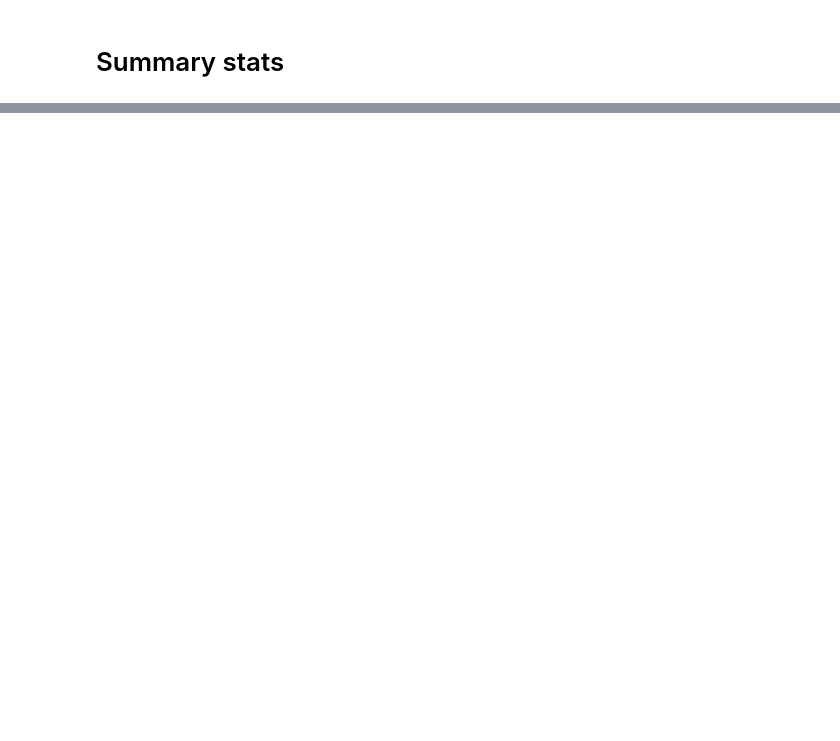
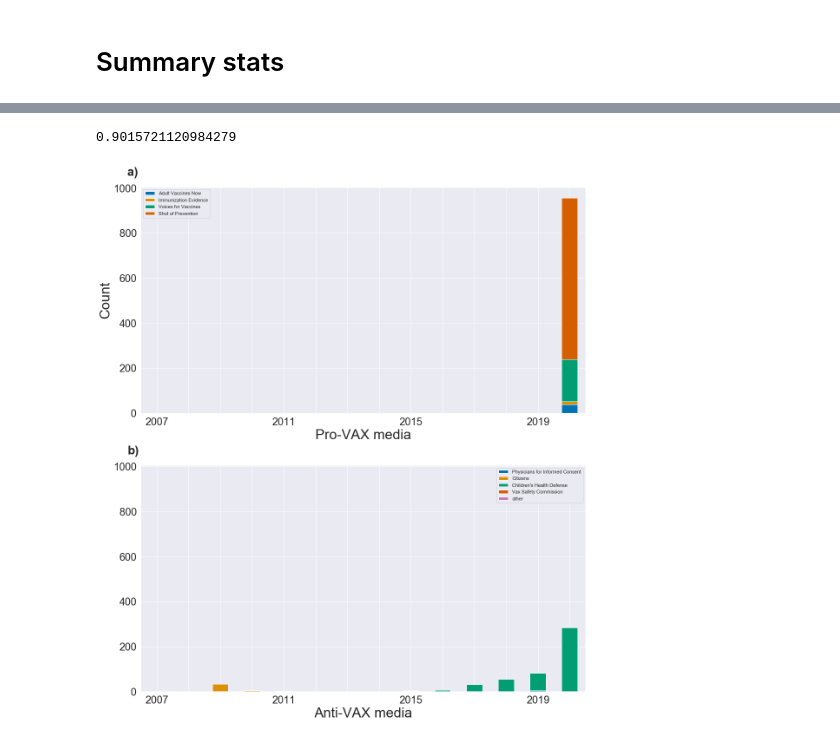
Before and after one commit to yiweiluo/GWStance, a Jupyter notebook: data_scraping/scraping_main.ipynb, the cells around one changed output, grey strips where cells are left out. Cells and saved outputs as stored; diff of their text form; code cells hidden in the pictures; blank space fills up the shorter version.

```diff
--- a/data_scraping/scraping_main.ipynb
+++ b/data_scraping/scraping_main.ipynb
@@ -1537,0 +1752,12 @@ Name: stance, dtype: int64
+# %%
+top_pro_vax_domains = set(dedup_combined_df.loc[~pd.isnull(dedup_combined_df.date) &
+                      (dedup_combined_df.topic == 'vax') &
+                                     (dedup_combined_df.stance == 'pro') &
+                                               (~dedup_combined_df.domain.isin(['fox',
+                                                                              'nyt',
+                                                                              'breitbart']))].\
+pretty_domain.value_counts().index[:7])
+top_anti_vax_domains = set(dedup_combined_df.loc[~pd.isnull(dedup_combined_df.date) &
+                      (dedup_combined_df.topic == 'vax') &
+                                     (dedup_combined_df.stance == 'anti')].\
+pretty_domain.value_counts().index[:7])
@@ -1537,0 +1939,36 @@ Name: stance, dtype: int64
+# %%
+(285+77+187+718+13+39)/(1319+34+5+2+4+2+3+4+5+31+54)
+# %% [output]
+0.9015721120984279
+# %%
+sns.set_palette('colorblind')
+fig,(ax1,ax2) = plt.subplots(2,1,figsize=(16,18),sharey=True)
+df_pro.set_index('outlet').T.plot(kind='bar', stacked=True, fontsize=24,ax=ax1)
+df_anti.set_index('outlet').T.plot(kind='bar', stacked=True, fontsize=24,ax=ax2)
+ax1.set_ylabel('Count',fontsize=32)
+ax2.set_ylabel('')
+ax1.set_xlabel('Pro-VAX media',fontsize=32)
+ax2.set_xlabel('Anti-VAX media',fontsize=32)
+ax1.set_xticklabels(rotation=0,labels=range(2007,2020))
+ax2.set_xticklabels(rotation=0,labels=range(2007,2020))
+n = 4
+for ax in [ax1,ax2]:
+    [l.set_visible(False) for (i,l) in enumerate(ax.xaxis.get_ticklabels()) if i % n != 0]
+ax1.legend()
+handles, labels = ax1.get_legend_handles_labels()
+# reorderLegend(ax1,['The Nation','Vox','New York Times','Buzzfeed',
+#                 'Guardian (US)','Mother Jones','Washington Post','other'],
+#              title='Media outlet',fontsize=24,title_fontsize=26)
+ax2.legend()
+handles, labels = ax2.get_legend_handles_labels()
+# reorderLegend(ax2,['National Review','Blaze',
+# 'PJ Media','Fox',
+# 'Daily Caller','Breitbart','National Review','Christian Science Monitor','other'],
+#              title='Media outlet',fontsize=24,title_fontsize=26)
+
+for n, ax in enumerate([ax1,ax2]):
+    ax.text(-0.03, 1.05, '{})'.format(string.ascii_lowercase[n]), transform=ax.transAxes,
+            size=28, weight='bold')
+plt.tight_layout()
+# %% [output]
+[figure, added]
```
Also changed, not shown: parts of 45 cells of this notebook, 1 other file.
